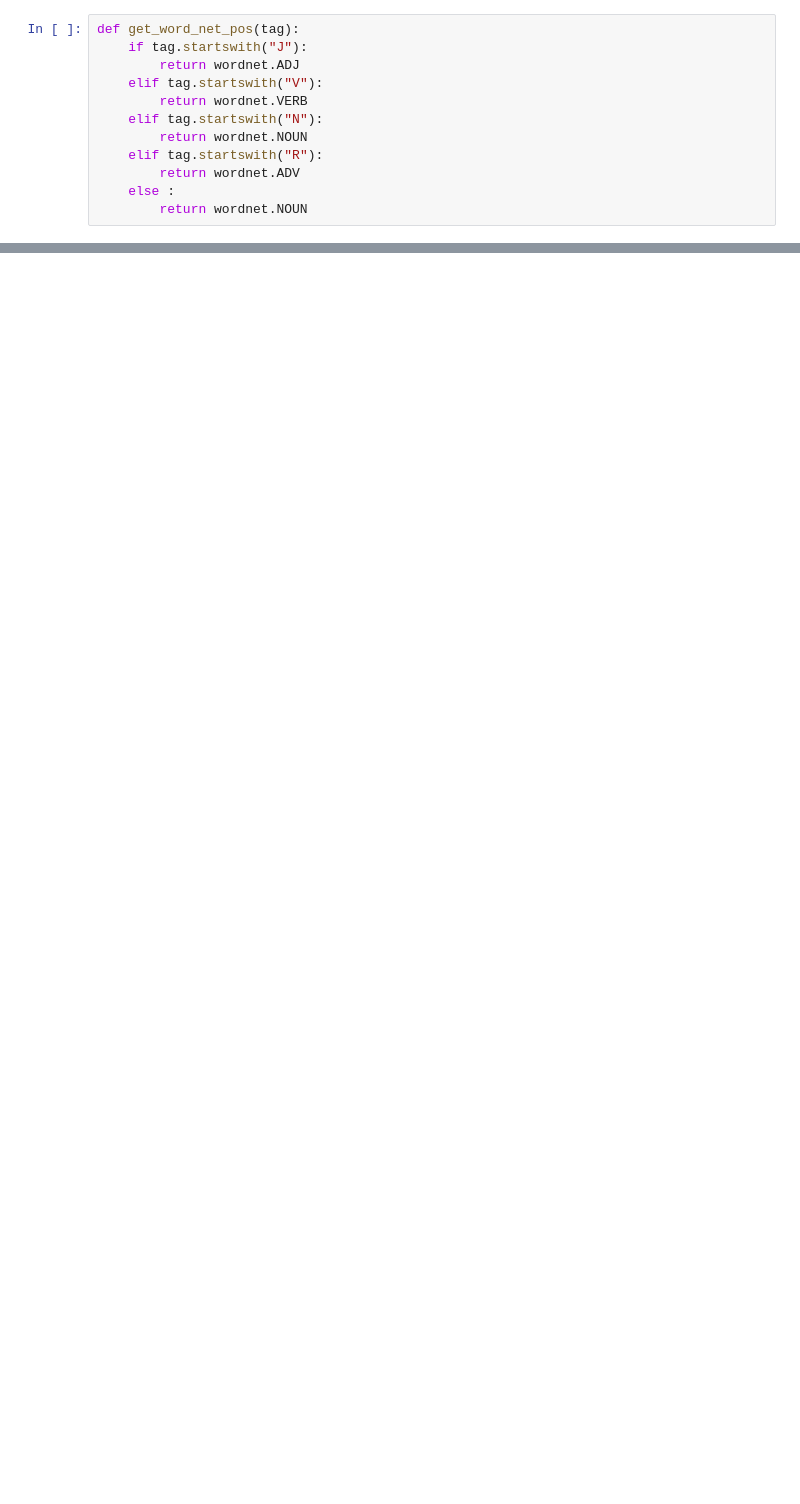
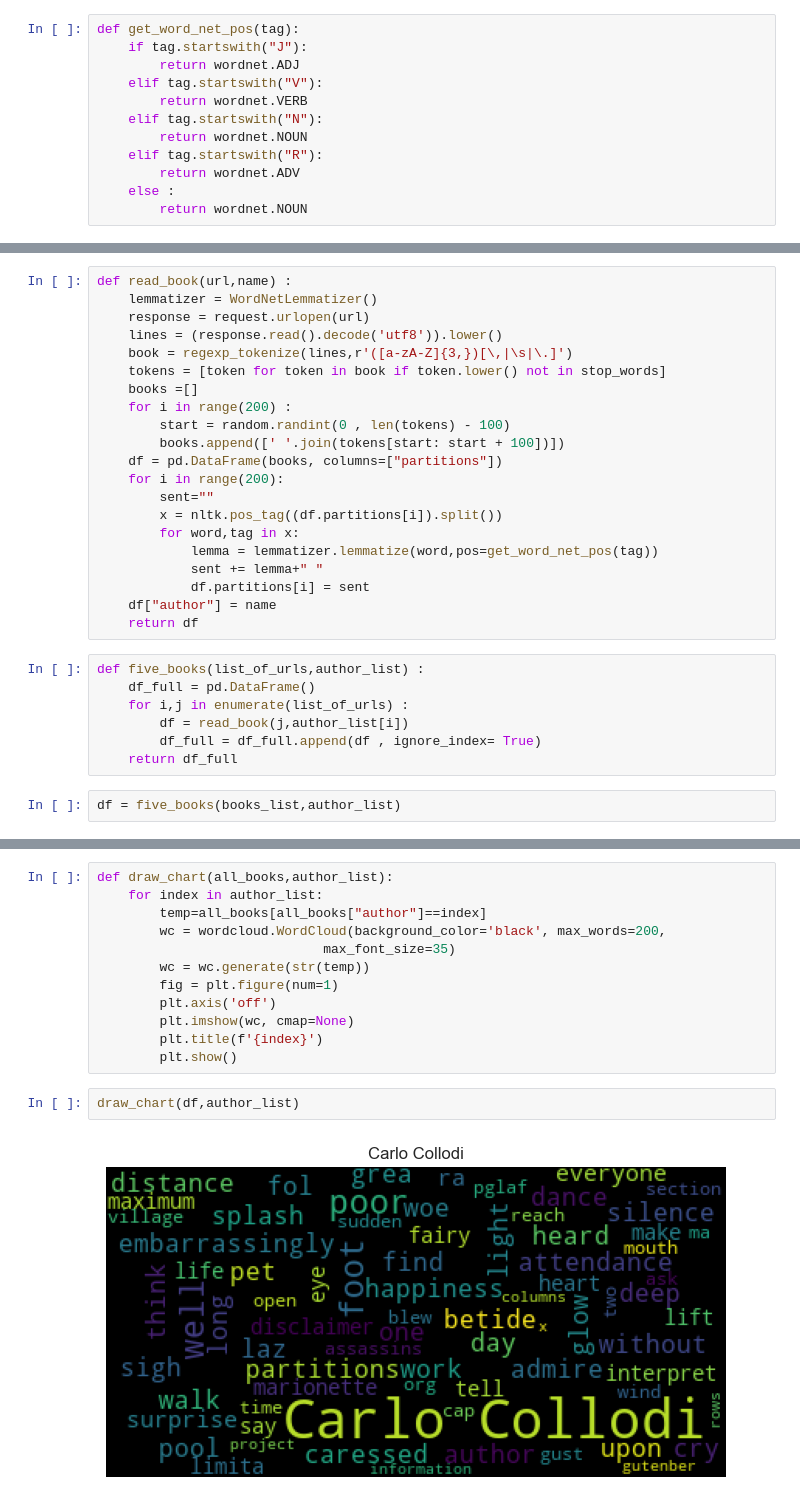
Before and after one commit to ahmedbadawy11/NLP_Assignments, a Jupyter notebook: NLP_Assignment_3.ipynb, the cells around one changed output, grey strips where cells are left out. Drawn from its saved outputs; the diff is of its cells as text; blank space fills up the shorter version.

```diff
--- a/NLP_Assignment_3.ipynb
+++ b/NLP_Assignment_3.ipynb
@@ -258,0 +89,30 @@ def books_df(book) :
+# %%
+def read_book(url,name) :
+    lemmatizer = WordNetLemmatizer()
+    response = request.urlopen(url)
+    lines = (response.read().decode('utf8')).lower()
+    book = regexp_tokenize(lines,r'([a-zA-Z]{3,})[\,|\s|\.]')
+    tokens = [token for token in book if token.lower() not in stop_words]
+    books =[]
+    for i in range(200) :
+        start = random.randint(0 , len(tokens) - 100)
+        books.append([' '.join(tokens[start: start + 100])])
+    df = pd.DataFrame(books, columns=["partitions"])
+    for i in range(200):
+        sent=""
+        x = nltk.pos_tag((df.partitions[i]).split())
+        for word,tag in x:
+            lemma = lemmatizer.lemmatize(word,pos=get_word_net_pos(tag))
+            sent += lemma+" "
+            df.partitions[i] = sent
+    df["author"] = name
+    return df
+# %%
+def five_books(list_of_urls,author_list) :
+    df_full = pd.DataFrame()
+    for i,j in enumerate(list_of_urls) :
+        df = read_book(j,author_list[i])
+        df_full = df_full.append(df , ignore_index= True)
+    return df_full
+# %%
+df = five_books(books_list,author_list)
@@ -258,0 +128,16 @@ def books_df(book) :
+# %%
+def draw_chart(all_books,author_list):
+    for index in author_list:
+        temp=all_books[all_books["author"]==index]
+        wc = wordcloud.WordCloud(background_color='black', max_words=200,
+                             max_font_size=35)
+        wc = wc.generate(str(temp))
+        fig = plt.figure(num=1)
+        plt.axis('off')
+        plt.imshow(wc, cmap=None)
+        plt.title(f'{index}')
+        plt.show()
+# %%
+draw_chart(df,author_list)
+# %% [output]
+[figure, added]
```
Also changed, not shown: parts of 52 cells of this notebook.
